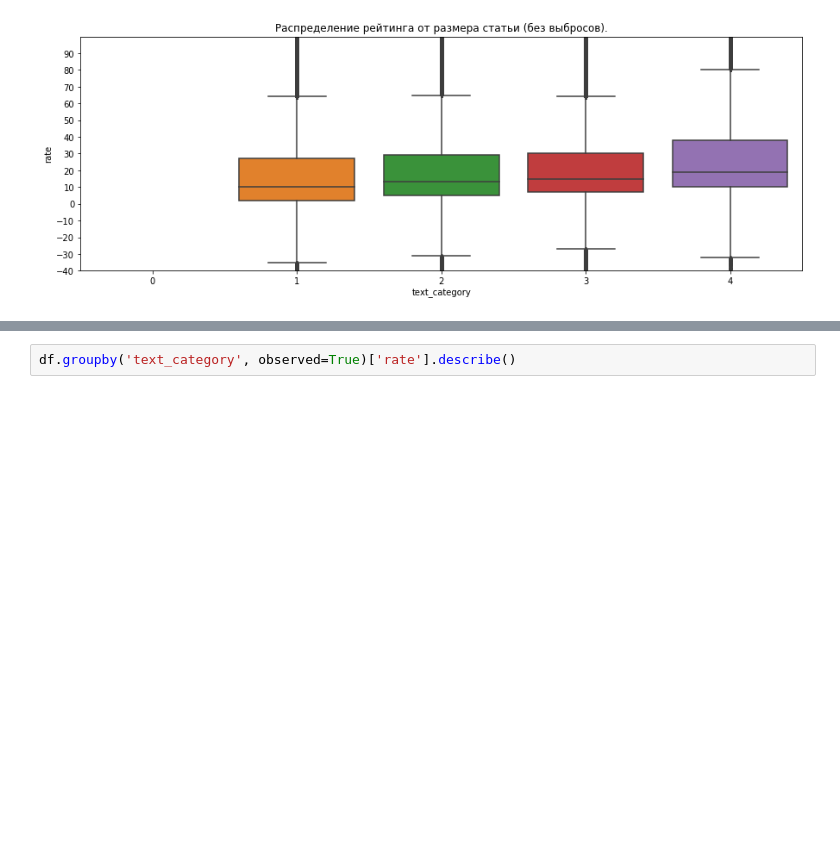
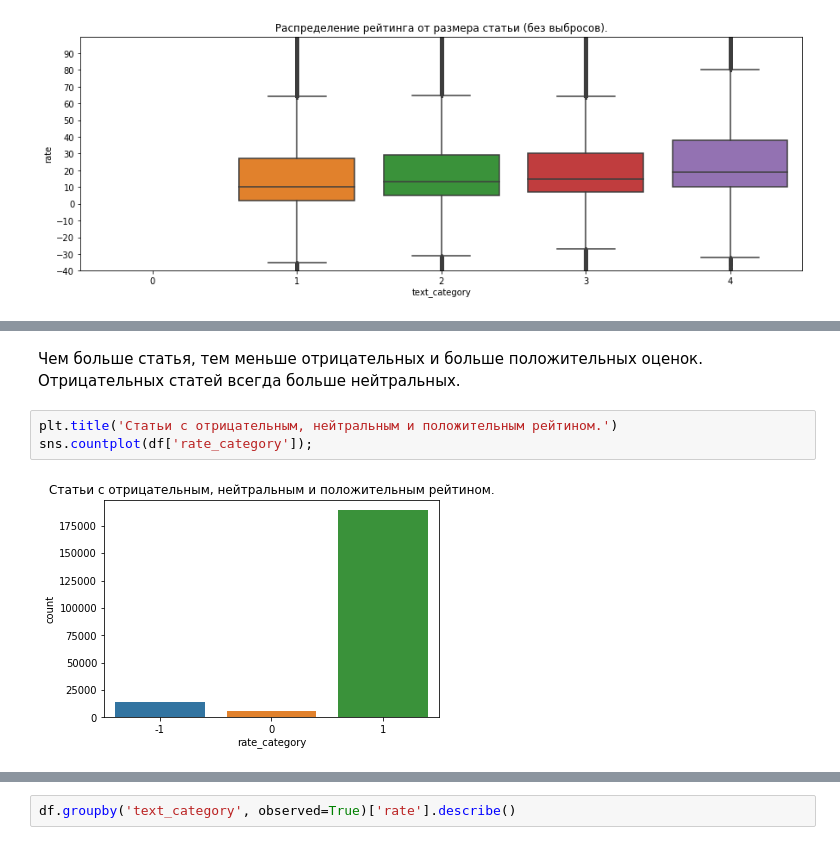
Before and after one commit to D7nis/DS_Habr_rate, a Jupyter notebook: Habr.ipynb, the cells around one changed output, grey strips where cells are left out. Cells and saved outputs as stored; diff of their text form; blank space fills up the shorter version.

```diff
--- a/Habr.ipynb
+++ b/Habr.ipynb
@@ -658,0 +698,7 @@ sns.barplot(x='text_category', y='rate_avg', \
+# %% [markdown]
+Чем больше статья, тем меньше отрицательных и больше положительных оценок. Отрицательных статей всегда больше нейтральных.
+# %%
+plt.title('Статьи с отрицательным, нейтральным и положительным рейтином.')
+sns.countplot(df['rate_category']);
+# %% [output]
+[figure, added]
```
Also changed, not shown: parts of 67 cells of this notebook.
